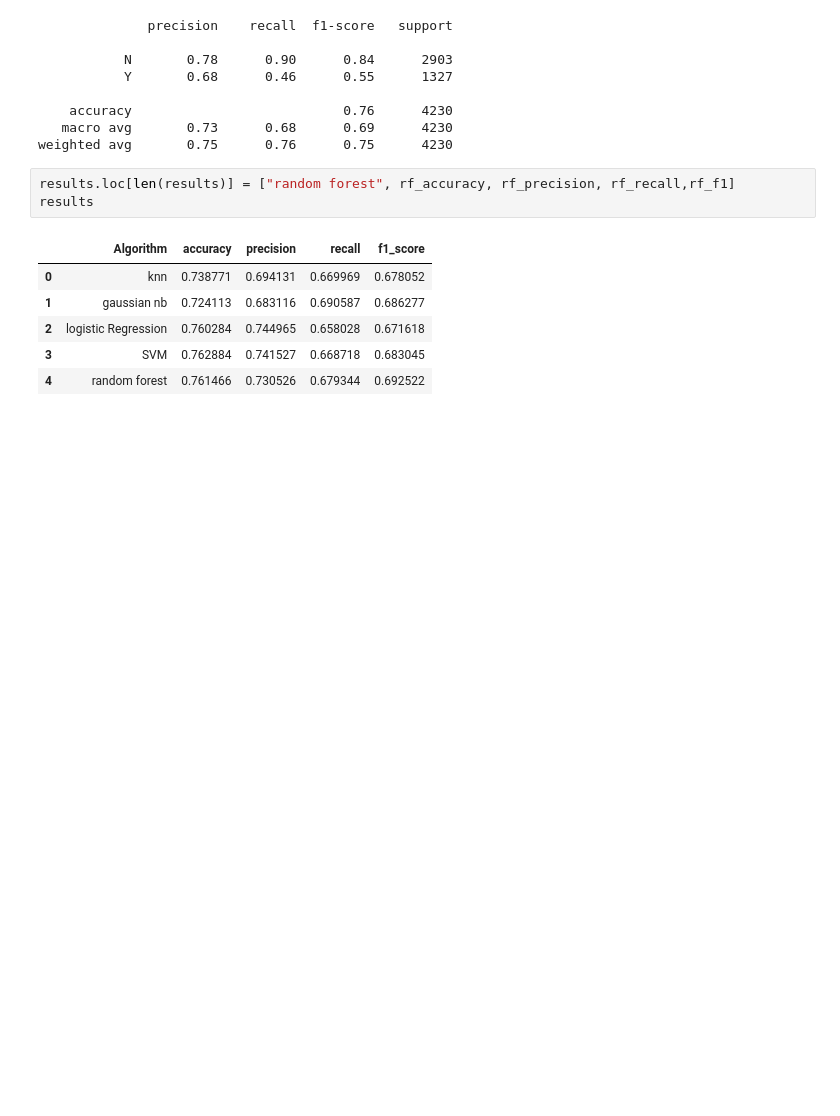
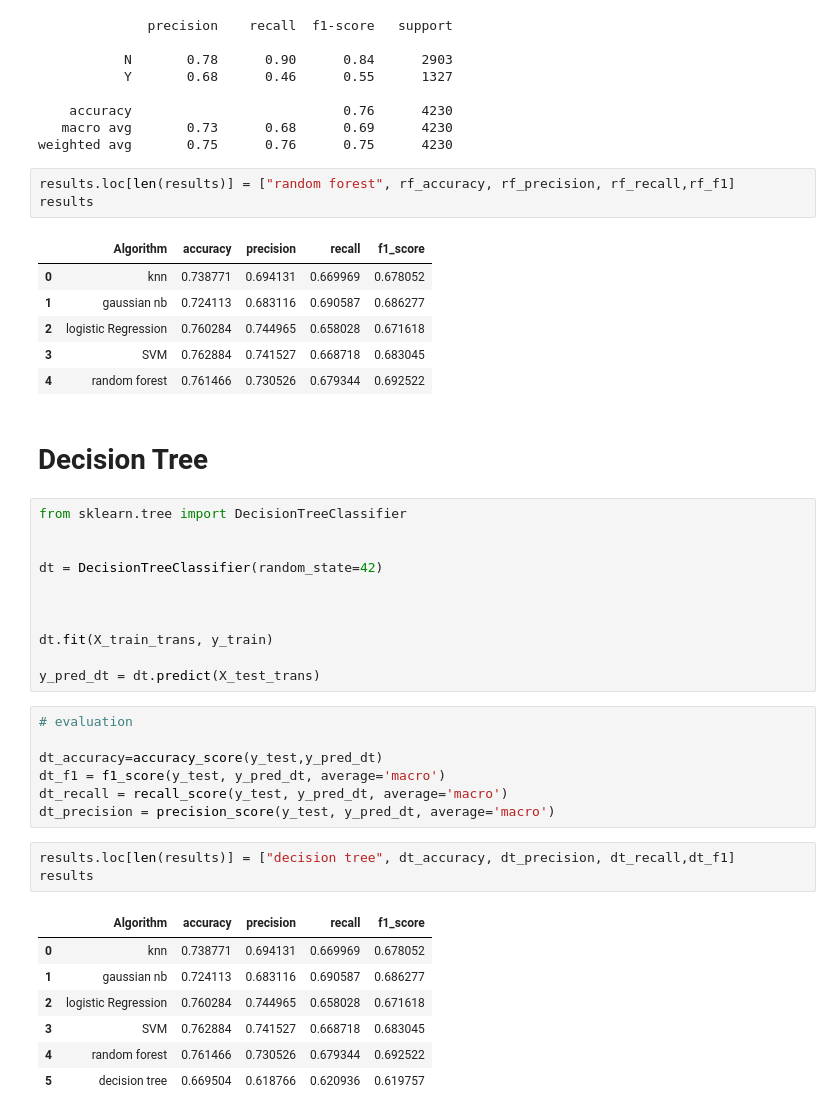
Before and after one commit to rajashekara-chary/Credit_card_default_risk_prediction, a Jupyter notebook: model_file.ipynb, the cells around one changed output. Saved outputs shown, nothing was run; the diff lists cells and outputs as text; blank space fills up the shorter version.

Commit message:
decision tree model

```diff
--- a/model_file.ipynb
+++ b/model_file.ipynb
@@ -389,3 +389,34 @@ results
 | 2 | logistic Regression | 0.760284 | 0.744965 | 0.658028 | 0.671618 |
 | 3 | SVM | 0.762884 | 0.741527 | 0.668718 | 0.683045 |
 | 4 | random forest | 0.761466 | 0.730526 | 0.679344 | 0.692522 |
+# %% [markdown]
+# Decision Tree
+# %%
+from sklearn.tree import DecisionTreeClassifier
+
+
+dt = DecisionTreeClassifier(random_state=42)
+
+
+
+dt.fit(X_train_trans, y_train)
+
+y_pred_dt = dt.predict(X_test_trans)
+# %%
+# evaluation
+
+dt_accuracy=accuracy_score(y_test,y_pred_dt)
+dt_f1 = f1_score(y_test, y_pred_dt, average='macro')
+dt_recall = recall_score(y_test, y_pred_dt, average='macro')
+dt_precision = precision_score(y_test, y_pred_dt, average='macro')
+# %%
+results.loc[len(results)] = ["decision tree", dt_accuracy, dt_precision, dt_recall,dt_f1]
+results
+# %% [output]
+|  | Algorithm | accuracy | precision | recall | f1_score |
+| 0 | knn | 0.738771 | 0.694131 | 0.669969 | 0.678052 |
+| 1 | gaussian nb | 0.724113 | 0.683116 | 0.690587 | 0.686277 |
+| 2 | logistic Regression | 0.760284 | 0.744965 | 0.658028 | 0.671618 |
+| 3 | SVM | 0.762884 | 0.741527 | 0.668718 | 0.683045 |
+| 4 | random forest | 0.761466 | 0.730526 | 0.679344 | 0.692522 |
+| 5 | decision tree | 0.669504 | 0.618766 | 0.620936 | 0.619757 |
```
Also changed, not shown: parts of 1 cell of this notebook.
